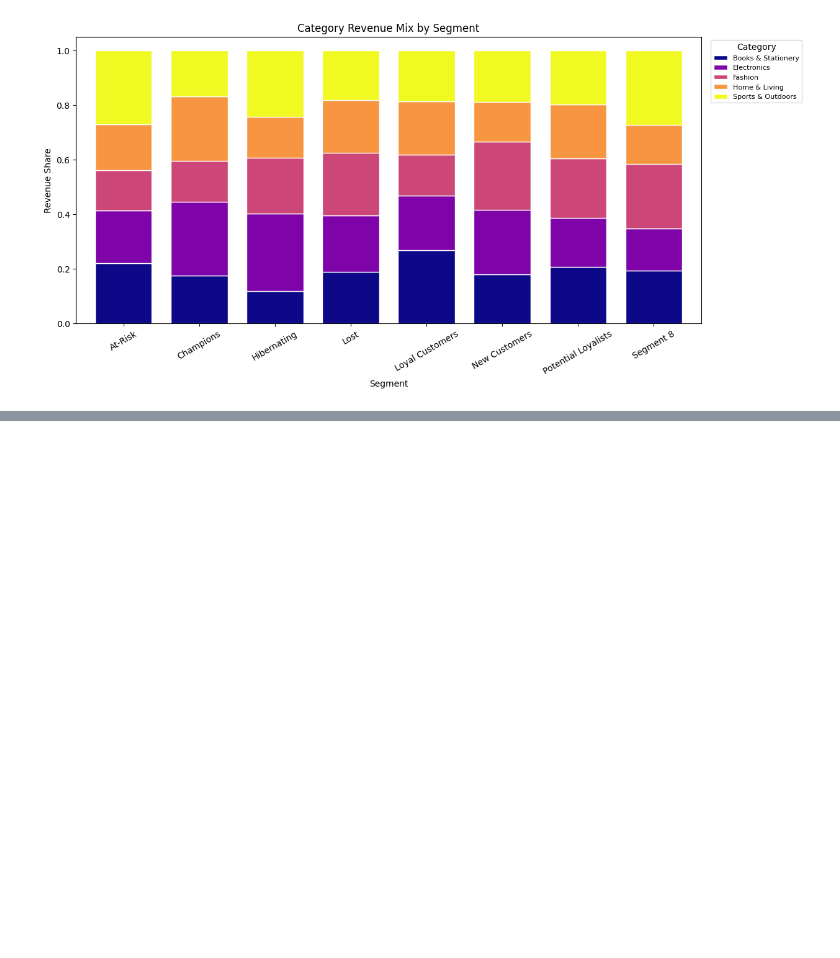
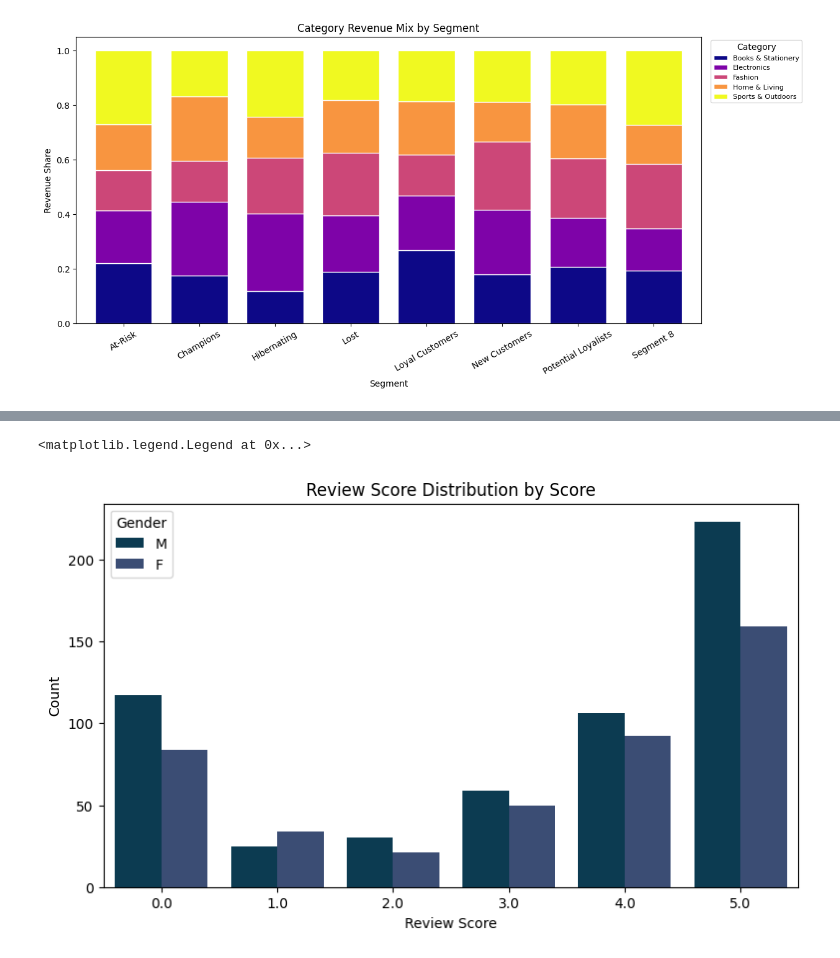
Before and after one commit to datajav/ecommerce-data-visualization-project, a Jupyter notebook: notebook/customer_analytics.ipynb, the cells around one changed output, grey strips where cells are left out. Drawn from its saved outputs; the diff is of its cells as text; code cells hidden in the pictures; blank space fills up the shorter version.

```diff
--- a/notebook/customer_analytics.ipynb
+++ b/notebook/customer_analytics.ipynb
@@ -284,0 +297,12 @@ ax.legend(title="Category", bbox_to_anchor=(1.01,1), loc="upper left", fontsize=
+# %%
+#Review score by Gender
+fig, ax = plt.subplots(figsize=(9, 5))
+gender_order = customer_df["gender"].value_counts().index.tolist()
+sns.countplot(data=customer_df, x="review_score", hue="gender",
+              hue_order=gender_order, palette=PALETTE2 [:len(gender_order)], ax=ax)
+ax.set(title="Review Score Distribution by Score",
+              xlabel="Review Score", ylabel="Count")
+ax.legend(title="Gender")
+# %% [output]
+<matplotlib.legend.Legend at 0x...>
+[figure, added]
```
Also changed, not shown: parts of 7 cells of this notebook.
